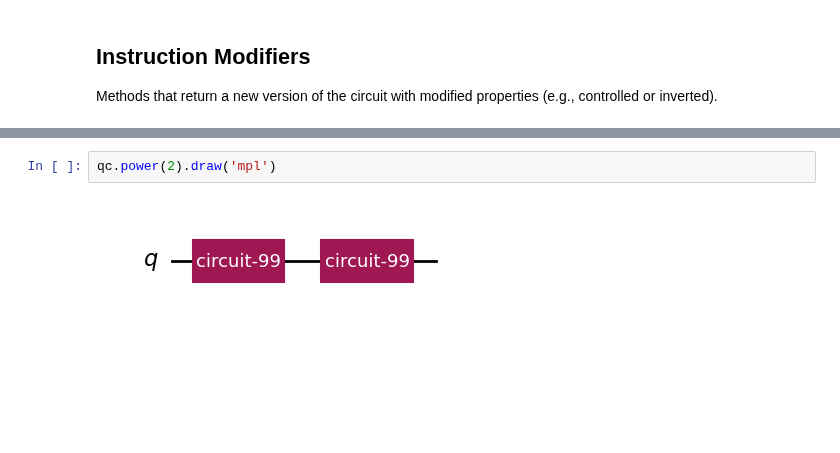
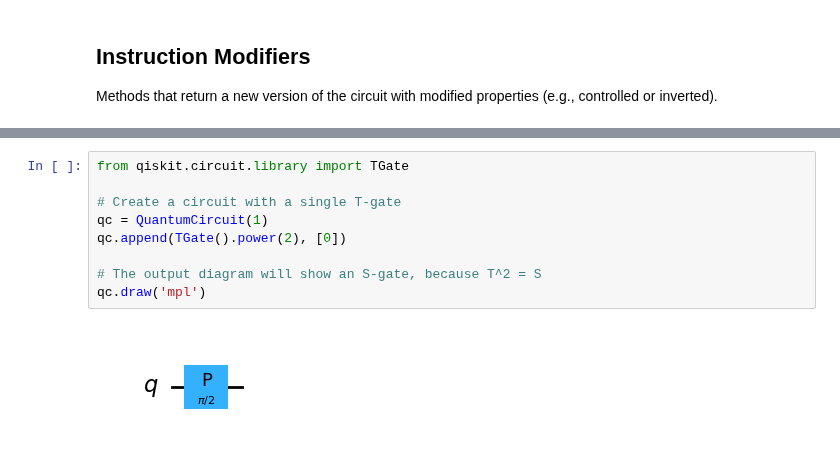
Before and after one commit to kibrahim757/qiskit_certification_examples, a Jupyter notebook: Section_1_Perform_Quantum_Operations/2_4_Circuit_Mechanics.ipynb, the cells around one changed output, grey strips where cells are left out. Cells and saved outputs as stored; diff of their text form; blank space fills up the shorter version.

```diff
--- a/Section_1_Perform_Quantum_Operations/2_4_Circuit_Mechanics.ipynb
+++ b/Section_1_Perform_Quantum_Operations/2_4_Circuit_Mechanics.ipynb
@@ -802,4 +877,11 @@ qc.inverse().draw('mpl')
 # %%
-qc.power(2).draw('mpl')
+from qiskit.circuit.library import TGate
+
+# Create a circuit with a single T-gate
+qc = QuantumCircuit(1)
+qc.append(TGate().power(2), [0])
+
+# The output diagram will show an S-gate, because T^2 = S
+qc.draw('mpl')
 # %% [output]
-[figure, old version]
+[figure, new version]
```
Also changed, not shown: parts of 11 cells of this notebook, 1 other file.
